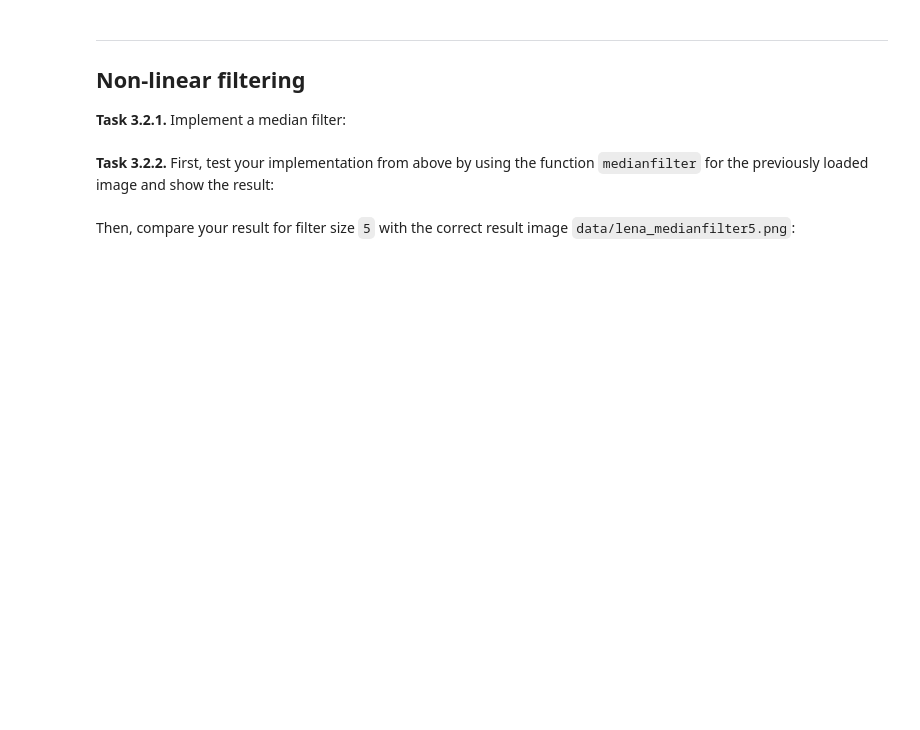
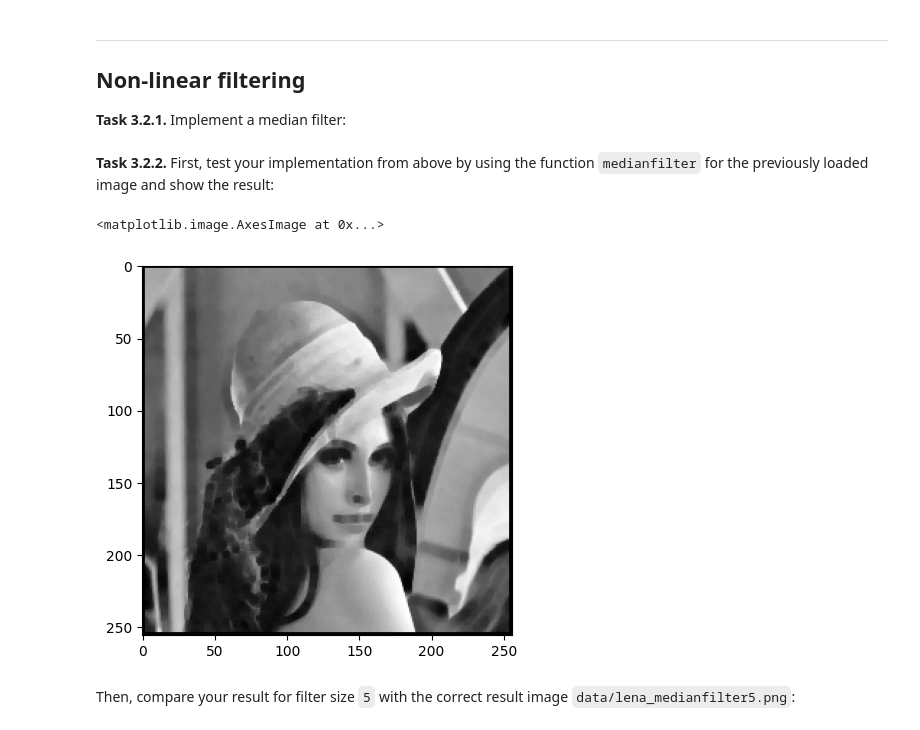
Before and after one commit to sglnat/mobi-fs3-python, a Jupyter notebook: task3.ipynb, the cells around one changed output. Cells and saved outputs as stored; diff of their text form; code cells hidden in the pictures; blank space fills up the shorter version.

```diff
--- a/task3.ipynb
+++ b/task3.ipynb
@@ -51,12 +52,24 @@ AssertionError:
 ## Non-linear filtering
 
 **<a id="#">Task 3.2.1.</a>** Implement a median filter:
-# %%
-def medianfilter(img, size):
-    result = numpy.zeros(img.shape)
-    # write your code here
-    return result
+# %%
+def medianfilter(img, size):
+    result_median = numpy.zeros(img.shape)
+    n = (size - 1) // 2
+    for p in numpy.ndindex(img.shape):
+        if n<=p[0] < img.shape[0]-n and n<=p[1] < img.shape[1]-n:
+            median_list = list()
+            for q in numpy.ndindex(size, size):
+                median_list.append(img[p[0]+q[0]-n, p[1]+q[1]-n])
+                median_list.sort()
+            result_median[p[0], p[1]] = median_list[(size-1)//2]
+    return plt.imshow(result_median, 'gray')
 # %% [markdown]
 **<a id="#">Task 3.2.2.</a>** First, test your implementation from above by using the function `medianfilter` for the previously loaded image and show the result:
+# %%
+medianfilter(img, 5)
+# %% [output]
+<matplotlib.image.AxesImage at 0x...>
+[figure, added]
 # %% [markdown]
 Then, compare your result for filter size `5` with the correct result image `data/lena_medianfilter5.png`:
```
Also changed, not shown: parts of 3 cells of this notebook.
